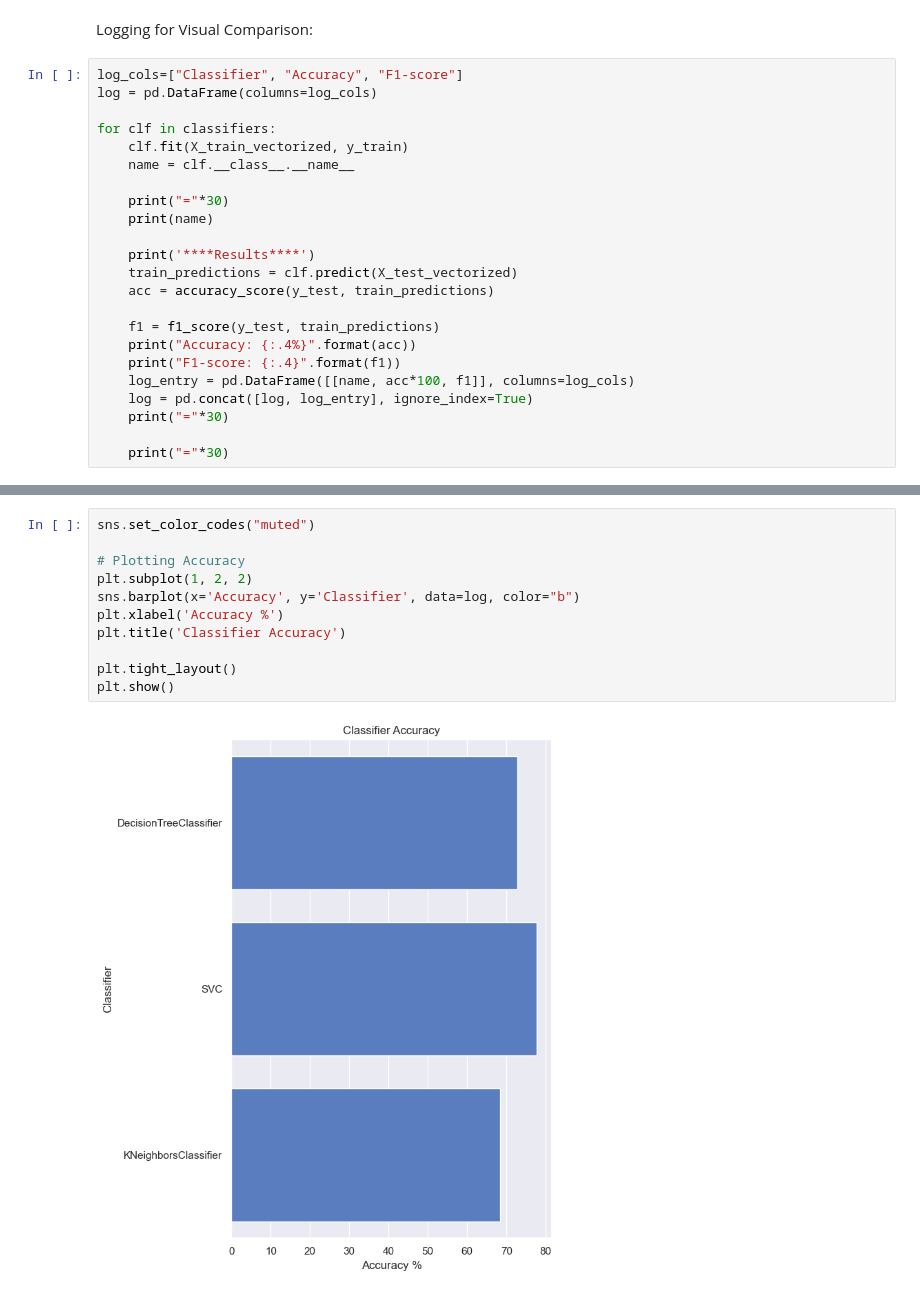
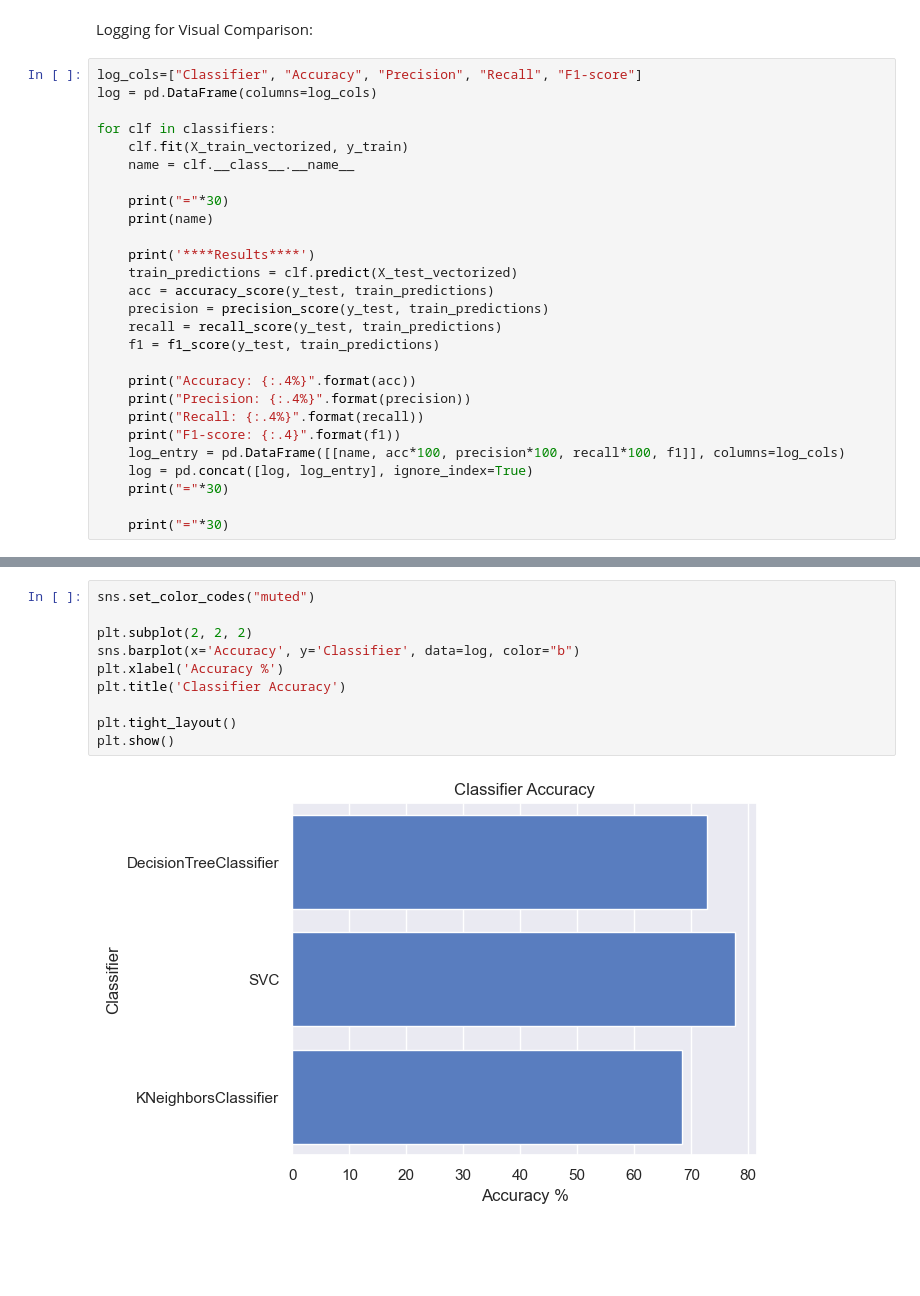
Before and after one commit to CarlosMealha/FEUP-AI-ML-PROJ, a Jupyter notebook: deep-learning-texts.ipynb, the cells around one changed output, grey strips where cells are left out. Cells and saved outputs as stored; diff of their text form; blank space fills up the shorter version.

Commit message:
Added Recall and Precision comparison

```diff
--- a/deep-learning-texts.ipynb
+++ b/deep-learning-texts.ipynb
@@ -415,7 +415,7 @@ classifiers = [
 # %% [markdown]
 Logging for Visual Comparison:
 # %%
-log_cols=["Classifier", "Accuracy", "F1-score"]
+log_cols=["Classifier", "Accuracy", "Precision", "Recall", "F1-score"]
 log = pd.DataFrame(columns=log_cols)
 
 for clf in classifiers:
@@ -428,11 +428,15 @@ for clf in classifiers:
     print('****Results****')
     train_predictions = clf.predict(X_test_vectorized)
     acc = accuracy_score(y_test, train_predictions)
+    precision = precision_score(y_test, train_predictions)
+    recall = recall_score(y_test, train_predictions)
+    f1 = f1_score(y_test, train_predictions)
 
-    f1 = f1_score(y_test, train_predictions)
     print("Accuracy: {:.4%}".format(acc))
+    print("Precision: {:.4%}".format(precision))
+    print("Recall: {:.4%}".format(recall))
     print("F1-score: {:.4}".format(f1))
-    log_entry = pd.DataFrame([[name, acc*100, f1]], columns=log_cols)
+    log_entry = pd.DataFrame([[name, acc*100, precision*100, recall*100, f1]], columns=log_cols)
     log = pd.concat([log, log_entry], ignore_index=True)
     print("="*30)
 
@@ -458,13 +464,12 @@ F1-score: 0.5486
 # %%
 sns.set_color_codes("muted")
 
-# Plotting Accuracy
-plt.subplot(1, 2, 2)
+plt.subplot(2, 2, 2)
 sns.barplot(x='Accuracy', y='Classifier', data=log, color="b")
 plt.xlabel('Accuracy %')
 plt.title('Classifier Accuracy')
 
 plt.tight_layout()
 plt.show()
 # %% [output]
-[figure, old version]
+[figure, new version]
```
Also changed, not shown: parts of 14 cells of this notebook.
